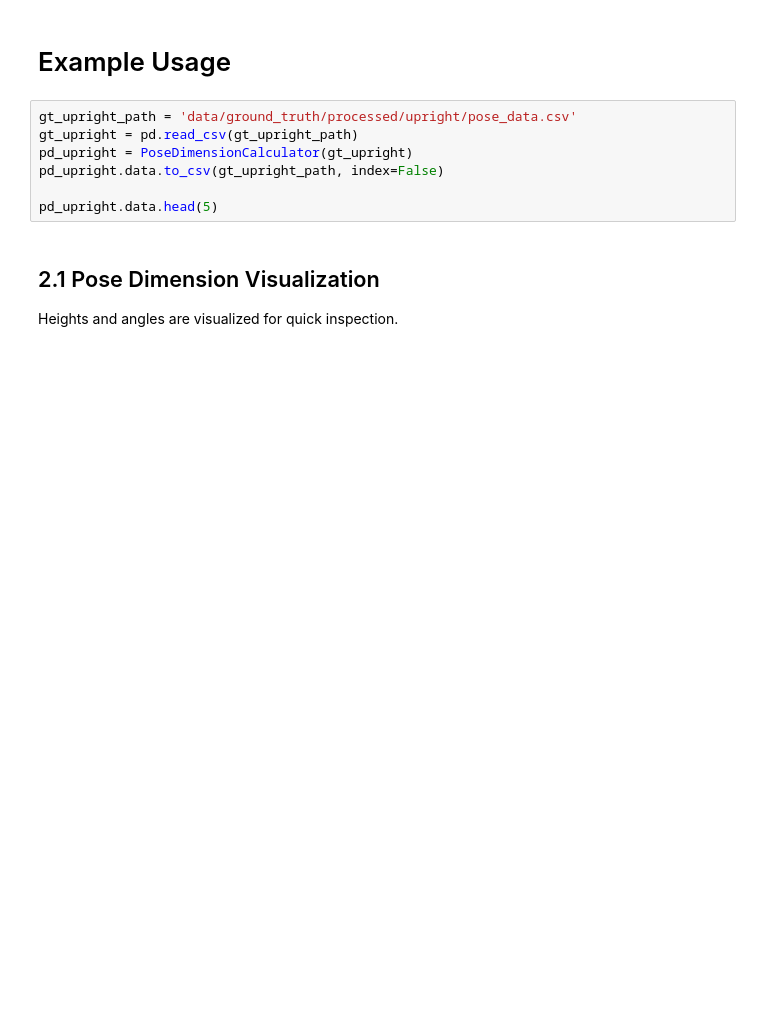
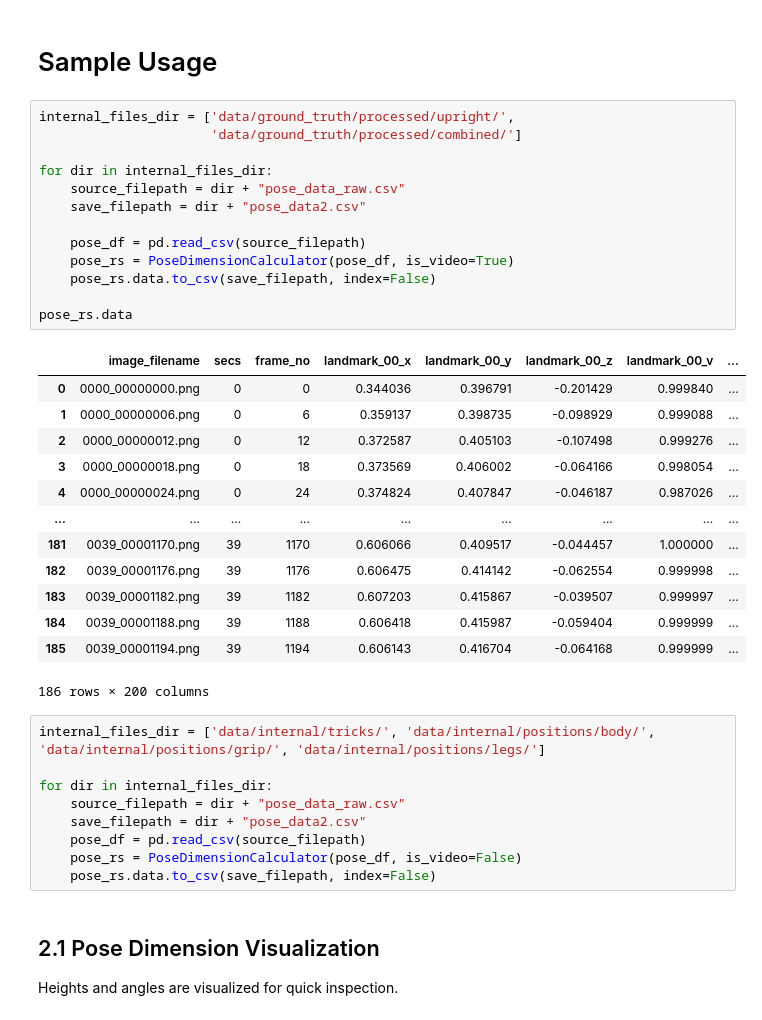
Before and after one commit to kayesokua/poledance.xyz, a Jupyter notebook: docs/2-0-pose-dimension-calculator.ipynb, the cells around one changed output. Cells and saved outputs as stored; diff of their text form; blank space fills up the shorter version.

```diff
--- a/docs/2-0-pose-dimension-calculator.ipynb
+++ b/docs/2-0-pose-dimension-calculator.ipynb
@@ -194,12 +160,41 @@ class PoseDimensionCalculator:
 # %% [markdown]
-# Example Usage
+# Sample Usage
+# %%
+internal_files_dir = ['data/ground_truth/processed/upright/',
+                      'data/ground_truth/processed/combined/']
+
+for dir in internal_files_dir:
+    source_filepath = dir + "pose_data_raw.csv"
+    save_filepath = dir + "pose_data2.csv"
+
+    pose_df = pd.read_csv(source_filepath)
+    pose_rs = PoseDimensionCalculator(pose_df, is_video=True)
+    pose_rs.data.to_csv(save_filepath, index=False)
+
+pose_rs.data
+# %% [output]
+|  | image_filename | secs | frame_no | landmark_00_x | landmark_00_y | landmark_00_z | landmark_00_v | ... |
+| 0 | 0000_00000000.png | 0 | 0 | 0.344036 | 0.396791 | -0.201429 | 0.999840 | ... |
+| 1 | 0000_00000006.png | 0 | 6 | 0.359137 | 0.398735 | -0.098929 | 0.999088 | ... |
+| 2 | 0000_00000012.png | 0 | 12 | 0.372587 | 0.405103 | -0.107498 | 0.999276 | ... |
+| 3 | 0000_00000018.png | 0 | 18 | 0.373569 | 0.406002 | -0.064166 | 0.998054 | ... |
+| 4 | 0000_00000024.png | 0 | 24 | 0.374824 | 0.407847 | -0.046187 | 0.987026 | ... |
+| ... | ... | ... | ... | ... | ... | ... | ... | ... |
+| 181 | 0039_00001170.png | 39 | 1170 | 0.606066 | 0.409517 | -0.044457 | 1.000000 | ... |
+| 182 | 0039_00001176.png | 39 | 1176 | 0.606475 | 0.414142 | -0.062554 | 0.999998 | ... |
+| 183 | 0039_00001182.png | 39 | 1182 | 0.607203 | 0.415867 | -0.039507 | 0.999997 | ... |
+| 184 | 0039_00001188.png | 39 | 1188 | 0.606418 | 0.415987 | -0.059404 | 0.999999 | ... |
+| 185 | 0039_00001194.png | 39 | 1194 | 0.606143 | 0.416704 | -0.064168 | 0.999999 | ... |
+186 rows × 200 columns
 # %%
-gt_upright_path = 'data/ground_truth/processed/upright/pose_data.csv'
-gt_upright = pd.read_csv(gt_upright_path)
-pd_upright = PoseDimensionCalculator(gt_upright)
-pd_upright.data.to_csv(gt_upright_path, index=False)
+internal_files_dir = ['data/internal/tricks/', 'data/internal/positions/body/', 'data/internal/positions/grip/', 'data/internal/positions/legs/']
 
-pd_upright.data.head(5)
+for dir in internal_files_dir:
+    source_filepath = dir + "pose_data_raw.csv"
+    save_filepath = dir + "pose_data2.csv"
+    pose_df = pd.read_csv(source_filepath)
+    pose_rs = PoseDimensionCalculator(pose_df, is_video=False)
+    pose_rs.data.to_csv(save_filepath, index=False)
 # %% [markdown]
 ## 2.1 Pose Dimension Visualization
 
```
Also changed, not shown: parts of 6 cells of this notebook.
